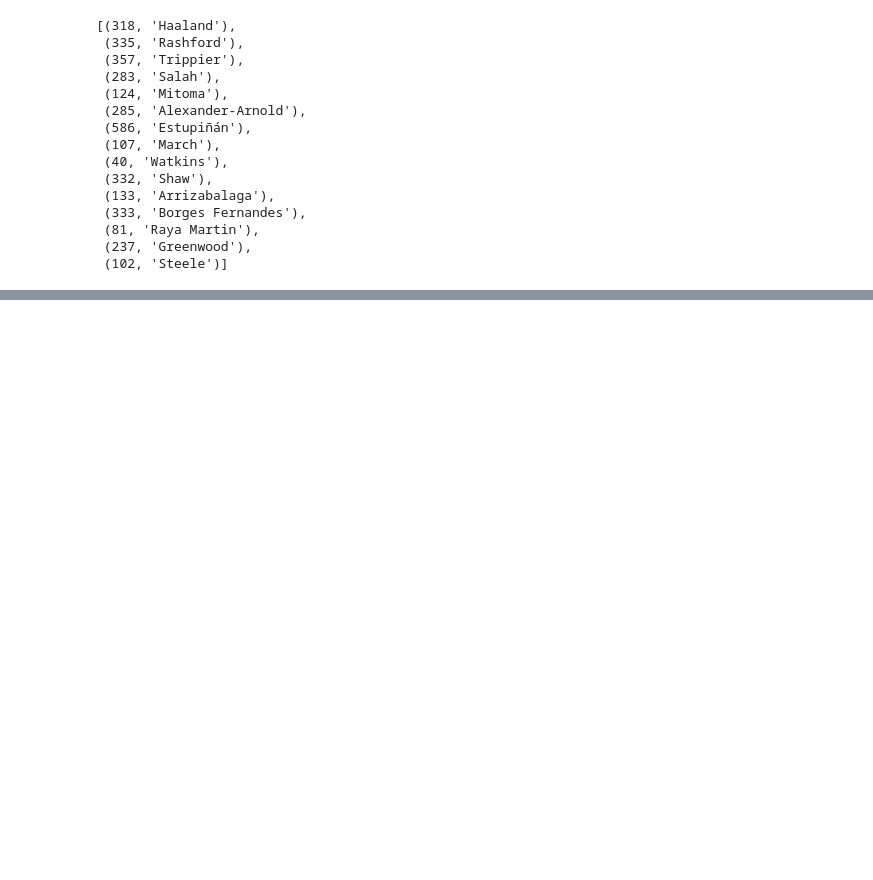
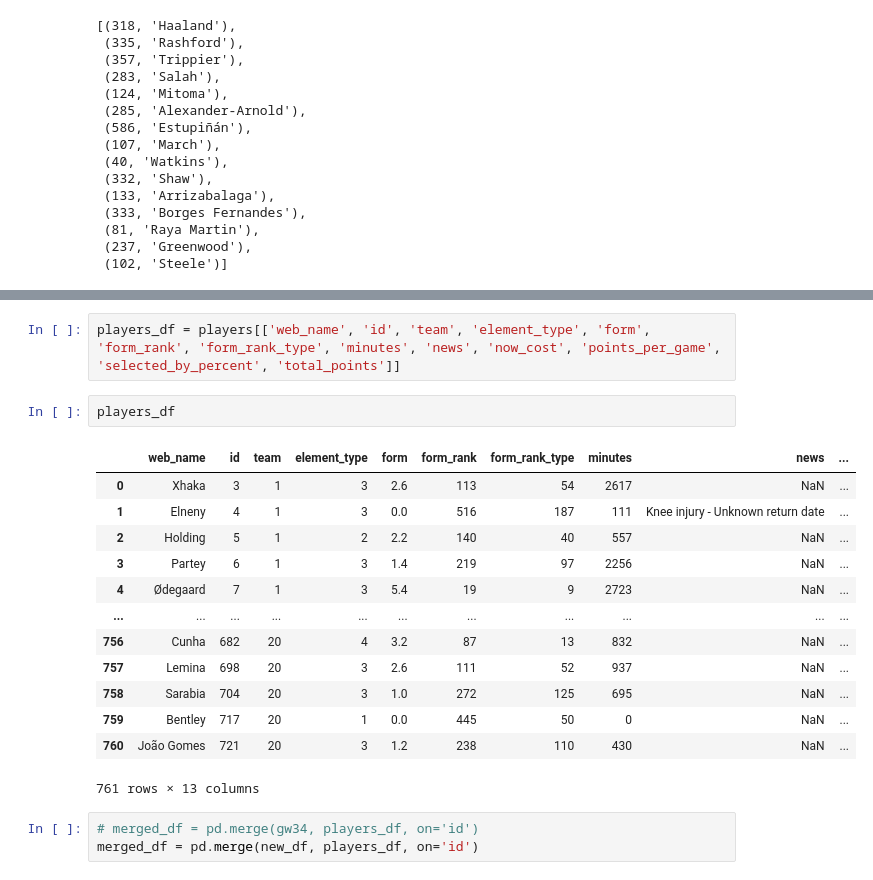
Before and after one commit to Dofften/FPL-Oort, a Jupyter notebook: trial.ipynb, the cells around one changed output, grey strips where cells are left out. Drawn from its saved outputs; the diff is of its cells as text; blank space fills up the shorter version.

```diff
--- a/trial.ipynb
+++ b/trial.ipynb
@@ -341,0 +377,21 @@ NameError: ignored
+# %%
+players_df = players[['web_name', 'id', 'team', 'element_type', 'form', 'form_rank', 'form_rank_type', 'minutes', 'news', 'now_cost', 'points_per_game', 'selected_by_percent', 'total_points']]
+# %%
+players_df
+# %% [output]
+|  | web_name | id | team | element_type | form | form_rank | form_rank_type | minutes | news | ... |
+| 0 | Xhaka | 3 | 1 | 3 | 2.6 | 113 | 54 | 2617 | NaN | ... |
+| 1 | Elneny | 4 | 1 | 3 | 0.0 | 516 | 187 | 111 | Knee injury - Unknown return date | ... |
+| 2 | Holding | 5 | 1 | 2 | 2.2 | 140 | 40 | 557 | NaN | ... |
+| 3 | Partey | 6 | 1 | 3 | 1.4 | 219 | 97 | 2256 | NaN | ... |
+| 4 | Ødegaard | 7 | 1 | 3 | 5.4 | 19 | 9 | 2723 | NaN | ... |
+| ... | ... | ... | ... | ... | ... | ... | ... | ... | ... | ... |
+| 756 | Cunha | 682 | 20 | 4 | 3.2 | 87 | 13 | 832 | NaN | ... |
+| 757 | Lemina | 698 | 20 | 3 | 2.6 | 111 | 52 | 937 | NaN | ... |
+| 758 | Sarabia | 704 | 20 | 3 | 1.0 | 272 | 125 | 695 | NaN | ... |
+| 759 | Bentley | 717 | 20 | 1 | 0.0 | 445 | 50 | 0 | NaN | ... |
+| 760 | João Gomes | 721 | 20 | 3 | 1.2 | 238 | 110 | 430 | NaN | ... |
+761 rows × 13 columns
+# %%
+# merged_df = pd.merge(gw34, players_df, on='id')
+merged_df = pd.merge(new_df, players_df, on='id')
```
Also changed, not shown: parts of 10 cells of this notebook.
